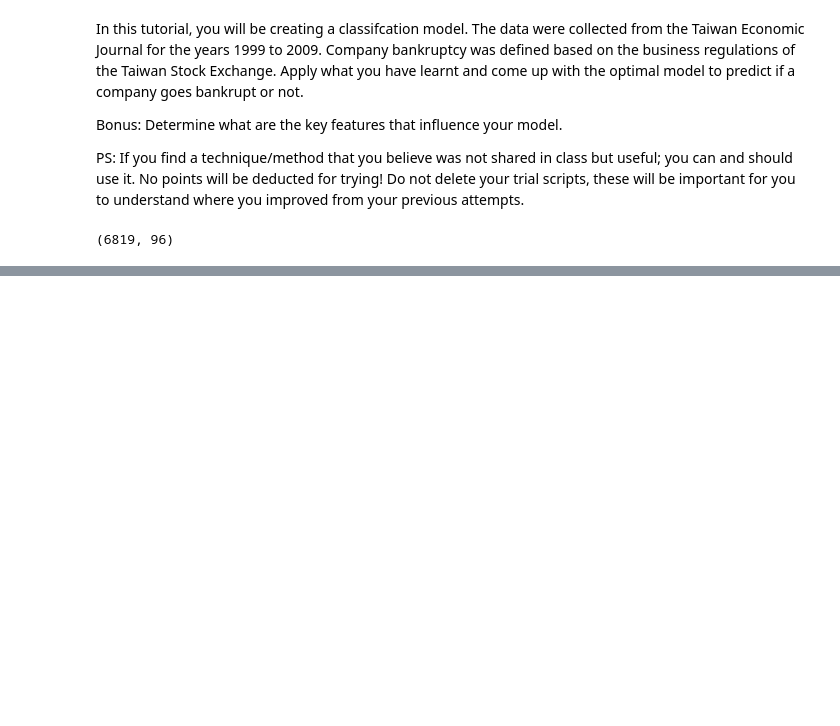
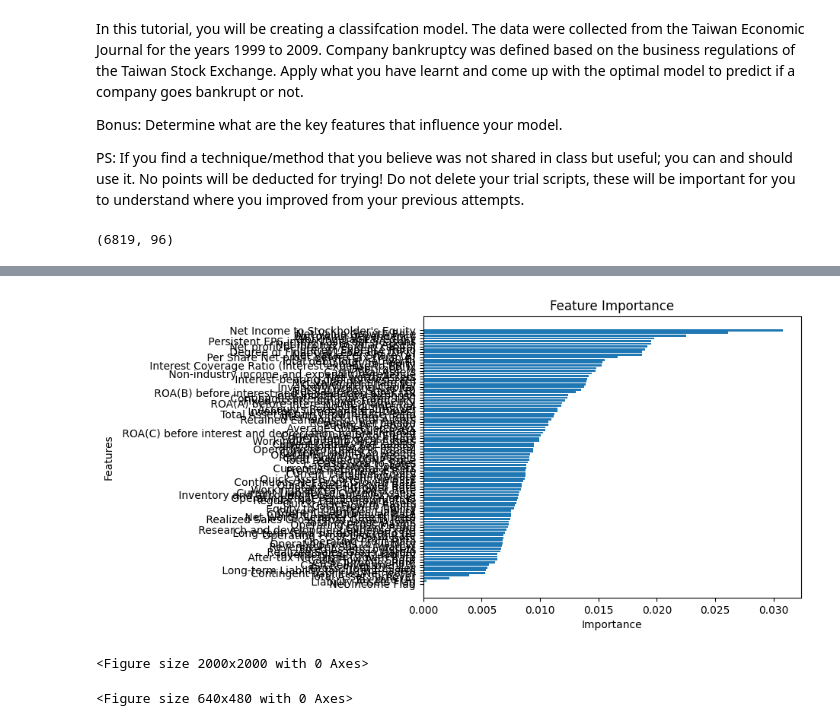
Before and after one commit to yeeshuennteo/MY-DAC-Curriculum, a Jupyter notebook: DAC-006_Machine_Learning/DAC-006-Intro_to_ML_Tutorial.ipynb, the cells around one changed output, grey strips where cells are left out. Cells and saved outputs as stored; diff of their text form; code cells hidden in the pictures; blank space fills up the shorter version.

```diff
--- a/DAC-006_Machine_Learning/DAC-006-Intro_to_ML_Tutorial.ipynb
+++ b/DAC-006_Machine_Learning/DAC-006-Intro_to_ML_Tutorial.ipynb
@@ -22,0 +240,13 @@ data.shape
+# %%
+# Get feature importance
+feature_importance = best_model.coef_[0]  # Coefficients for each feature
+features = x.columns  # Feature names
+
+# Pair feature names with importance
+feature_importance_dict = dict(zip(features, feature_importance))
+sorted_importance = sorted(feature_importance_dict.items(), key=lambda x: abs(x[1]), reverse=True)
+
+# Print sorted feature importance
+print("Feature Importance (Logistic Regression):")
+for feature, importance in sorted_importance:
+    print(f"{feature}: {importance}")
@@ -22,0 +271,18 @@ data.shape
+# %%
+from sklearn.ensemble import RandomForestClassifier
+
+# Train Random Forest
+rf_model = RandomForestClassifier(random_state=42)
+rf_model.fit(x_train, y_train)
+
+# Get feature importance
+importance = rf_model.feature_importances_
+
+# Pair feature names with importance
+feature_importance_dict = dict(zip(features, importance))
+sorted_importance = sorted(feature_importance_dict.items(), key=lambda x: x[1], reverse=True)
+
+# Print sorted feature importance
+print("Feature Importance (Random Forest):")
+for feature, importance in sorted_importance:
+    print(f"{feature}: {importance}")
@@ -22,0 +339,22 @@ data.shape
+# %%
+import matplotlib.pyplot as plt
+
+# Plot feature importance
+features, importances = zip(*sorted_importance)
+plt.barh(features, importances)
+plt.xlabel("Importance")
+plt.ylabel("Features")
+plt.title("Feature Importance")
+plt.gca().invert_yaxis()
+plt.figure(figsize=(20,20))
+
+plt.show()
+# %% [output]
+[figure, added]
+<Figure size 2000x2000 with 0 Axes>
+# %%
+plt.tight_layout()  # Automatically adjust padding
+# Or manually adjust padding
+plt.subplots_adjust(left=0.2, right=0.95, top=0.9, bottom=0.3)
+# %% [output]
+<Figure size 640x480 with 0 Axes>
```
Also changed, not shown: parts of 18 cells of this notebook.
